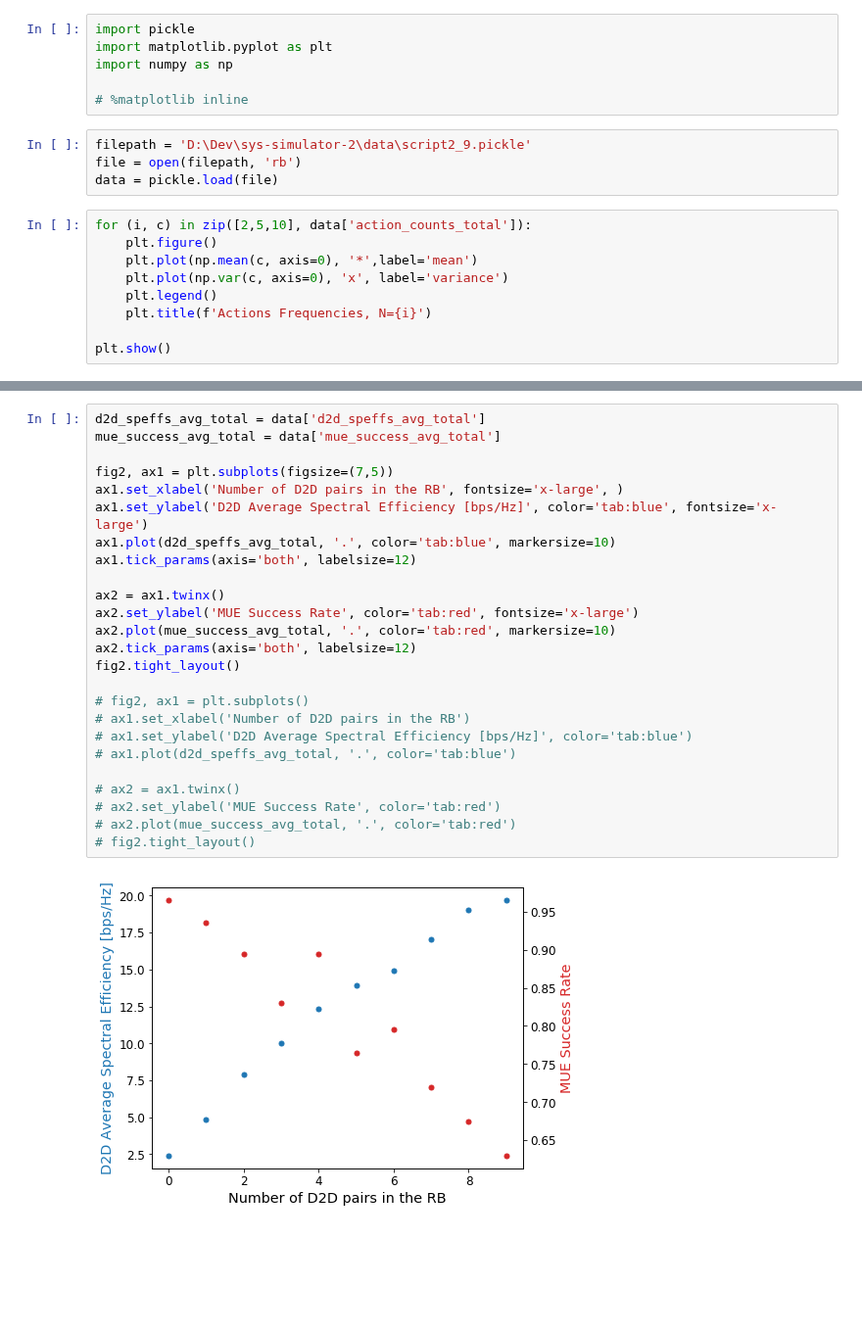
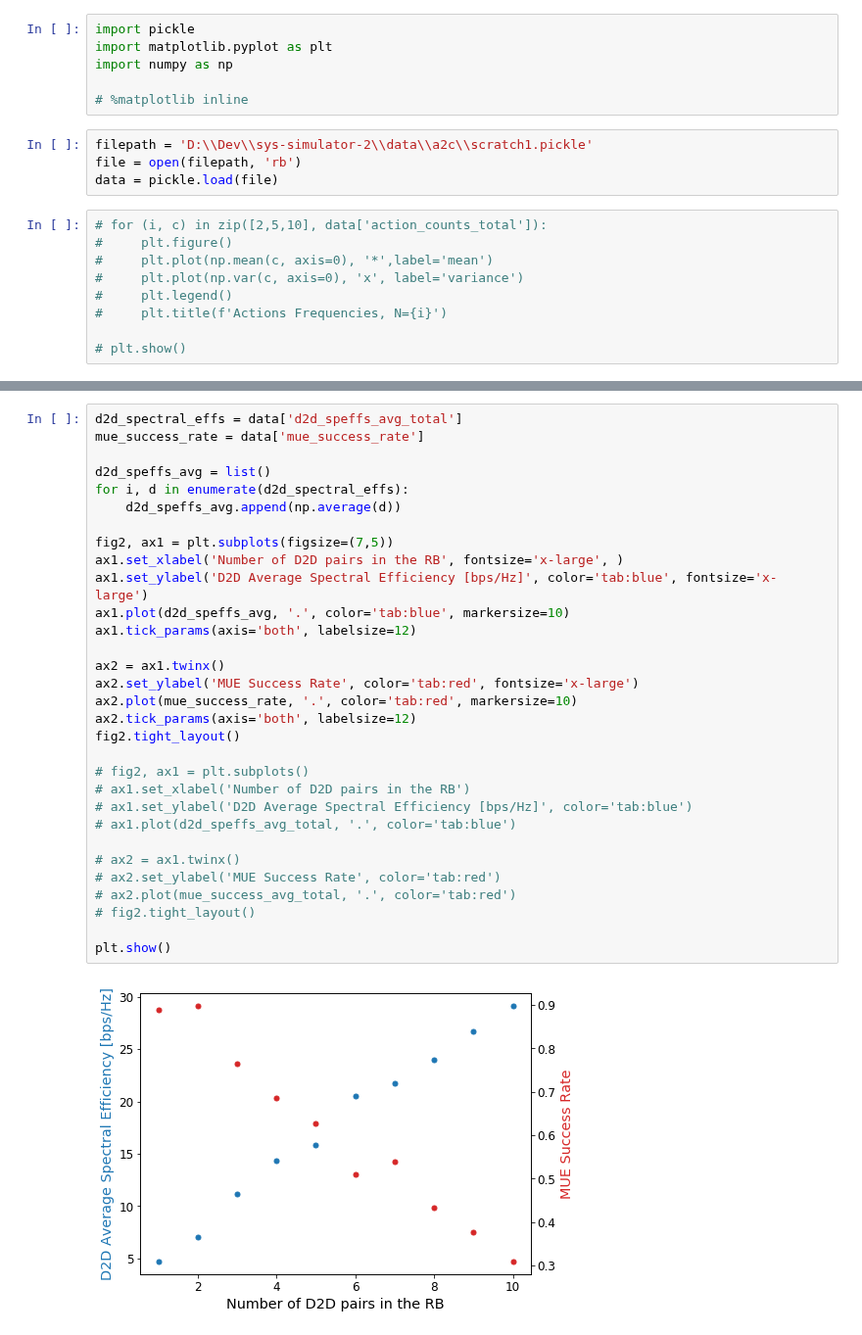
Before and after one commit to lbaiao/sys-simulator-2, a Jupyter notebook: notebooks/nb1.ipynb, the cells around one changed output, grey strips where cells are left out. Shown at 98% size. Drawn from its saved outputs; the diff is of its cells as text; blank space fills up the shorter version.

Commit message:
a2c plot

```diff
--- a/notebooks/nb1.ipynb
+++ b/notebooks/nb1.ipynb
@@ -5,15 +5,15 @@ import numpy as np
 
 # %matplotlib inline
 # %%
-filepath = 'D:\Dev\sys-simulator-2\data\script2_9.pickle'
+filepath = 'D:\\Dev\\sys-simulator-2\\data\\a2c\\scratch1.pickle'
 file = open(filepath, 'rb')
 data = pickle.load(file)
 # %%
-for (i, c) in zip([2,5,10], data['action_counts_total']):
-    plt.figure()
-    plt.plot(np.mean(c, axis=0), '*',label='mean')
-    plt.plot(np.var(c, axis=0), 'x', label='variance')
-    plt.legend()
-    plt.title(f'Actions Frequencies, N={i}')
+# for (i, c) in zip([2,5,10], data['action_counts_total']):
+#     plt.figure()
+#     plt.plot(np.mean(c, axis=0), '*',label='mean')
+#     plt.plot(np.var(c, axis=0), 'x', label='variance')
+#     plt.legend()
+#     plt.title(f'Actions Frequencies, N={i}')
 
-plt.show()
+# plt.show()
@@ -24,27 +20,33 @@ plt.show()
 # %%
-d2d_speffs_avg_total = data['d2d_speffs_avg_total']
-mue_success_avg_total = data['mue_success_avg_total']
+d2d_spectral_effs = data['d2d_speffs_avg_total']
+mue_success_rate = data['mue_success_rate']
+
+d2d_speffs_avg = list()
+for i, d in enumerate(d2d_spectral_effs):
+    d2d_speffs_avg.append(np.average(d))
 
 fig2, ax1 = plt.subplots(figsize=(7,5))
 ax1.set_xlabel('Number of D2D pairs in the RB', fontsize='x-large', )
 ax1.set_ylabel('D2D Average Spectral Efficiency [bps/Hz]', color='tab:blue', fontsize='x-large')
-ax1.plot(d2d_speffs_avg_total, '.', color='tab:blue', markersize=10)
+ax1.plot(d2d_speffs_avg, '.', color='tab:blue', markersize=10)
 ax1.tick_params(axis='both', labelsize=12)
 
 ax2 = ax1.twinx()
 ax2.set_ylabel('MUE Success Rate', color='tab:red', fontsize='x-large')
-ax2.plot(mue_success_avg_total, '.', color='tab:red', markersize=10)
+ax2.plot(mue_success_rate, '.', color='tab:red', markersize=10)
 ax2.tick_params(axis='both', labelsize=12)
 fig2.tight_layout()
 
 # fig2, ax1 = plt.subplots()
 # ax1.set_xlabel('Number of D2D pairs in the RB')
 # ax1.set_ylabel('D2D Average Spectral Efficiency [bps/Hz]', color='tab:blue')
 # ax1.plot(d2d_speffs_avg_total, '.', color='tab:blue')
 
 # ax2 = ax1.twinx()
 # ax2.set_ylabel('MUE Success Rate', color='tab:red')
 # ax2.plot(mue_success_avg_total, '.', color='tab:red')
 # fig2.tight_layout()
+
+plt.show()
 # %% [output]
-[figure, old version]
+[figure, new version]
```
Also changed, not shown: parts of 1 cell of this notebook.
